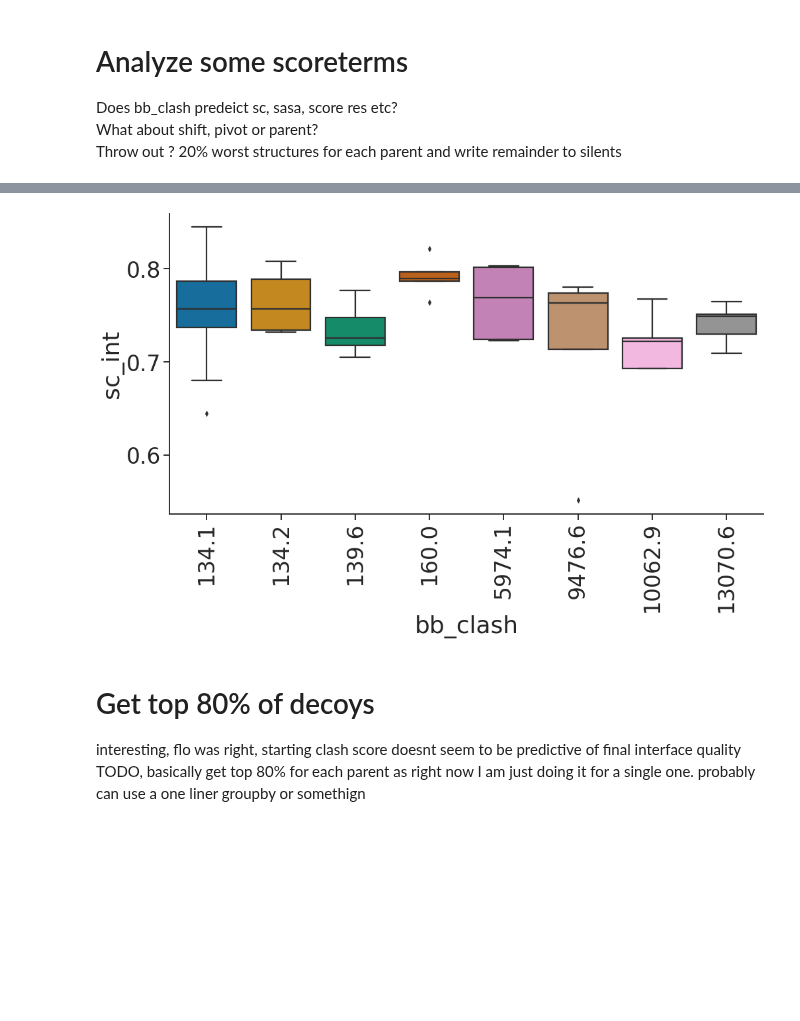
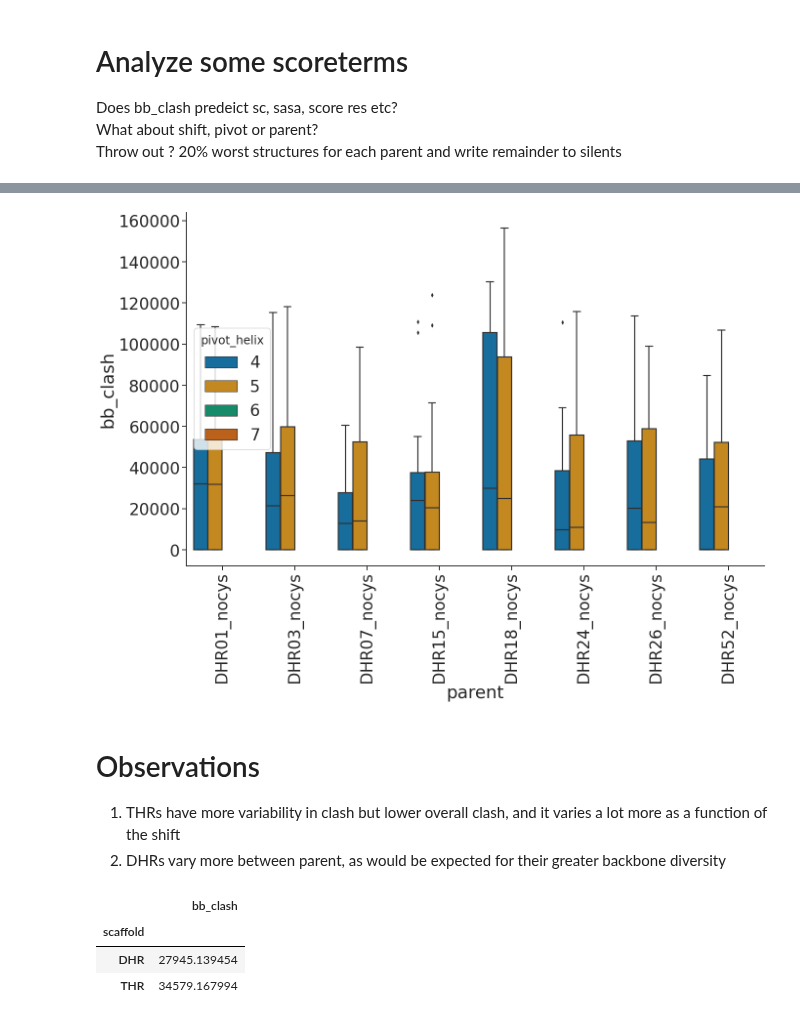
Before and after one commit to proleu/hinges, a Jupyter notebook: 01_make_states.ipynb, the cells around one changed output, grey strips where cells are left out. Cells and saved outputs as stored; diff of their text form; code cells hidden in the pictures; blank space fills up the shorter version.

```diff
--- a/01_make_states.ipynb
+++ b/01_make_states.ipynb
@@ -358,7 +351,7 @@ def read_scorefile(scores):
     tabulated_scores = pd.DataFrame(dicts, index=index)
     return tabulated_scores
 
-output_path = os.path.join(os.getcwd(), "states")
+output_path = os.path.join(os.getcwd(), "01_make_states")
 scores = os.path.join(output_path, "scores.json")
 scores_df = read_scorefile(scores)
 scores_df.head()
@@ -412 +398,6 @@ plt.savefig("TH_parents.png")
+# %%
+sorted_parents = sorted(list(set(scores_df.parent.values)))
+thrs = [x for x in sorted_parents if "THR" in x]
+dhrs_nocys = [x for x in sorted_parents if "nocys" in x]
+dhrs = [x for x in sorted_parents if ("THR" not in x and "nocys" not in x)]
 # %%
@@ -436,16 +431,14 @@ plt.savefig("TH_clash_vs_sasa.png")
 # %%
-fig = plt.figure(figsize=(15,10), tight_layout=True)
+fig = plt.figure(figsize=(20,15), tight_layout=True)
+pivot_order = ['4', '5', '6', '7']
 ax = sns.boxplot(
-    x="bb_clash", y="sc_int", data=new_scores,
+    x="parent", y="bb_clash", data=scores_df,
+    hue="pivot_helix", hue_order=pivot_order,
+    order=dhrs_nocys,
 )
 sns.despine()
+plt.setp(ax.get_legend().get_title(), fontsize='24')
 plt.xticks(rotation=90)
-labels = [item.get_text() for item in ax.get_xticklabels()]
-ax.set_xticklabels([str(round(float(label), 1)) for label in labels])
-plt.savefig("TH_clash_vs_sc_int.png")
+plt.savefig("01_dhr_nocys_parent_vs_clash_groupby_pivot.png")
 # %% [output]
-[figure, old version]
+[figure, new version]
-# %% [markdown]
-# Get top 80% of decoys
-interesting, flo was right, starting clash score doesnt seem to be predictive of final interface quality
-TODO, basically get top 80% for each parent as right now I am just doing it for a single one. probably can use a one liner groupby or somethign
@@ -460,0 +445,13 @@ for idx in selected_decoys:
+# %% [markdown]
+# Observations
+1. THRs have more variability in clash but lower overall clash, and it varies a lot more as a function of the shift
+2. DHRs vary more between parent, as would be expected for their greater backbone diversity
+# %%
+scaffold = [x[0:3] for x in scores_df.parent.values]
+scores_df["scaffold"] = scaffold
+scores_df.groupby(["scaffold"]).mean()
+# %% [output]
+|  | bb_clash |
+| scaffold |  |
+| DHR | 27945.139454 |
+| THR | 34579.167994 |
```
Also changed, not shown: parts of 20 cells of this notebook.
